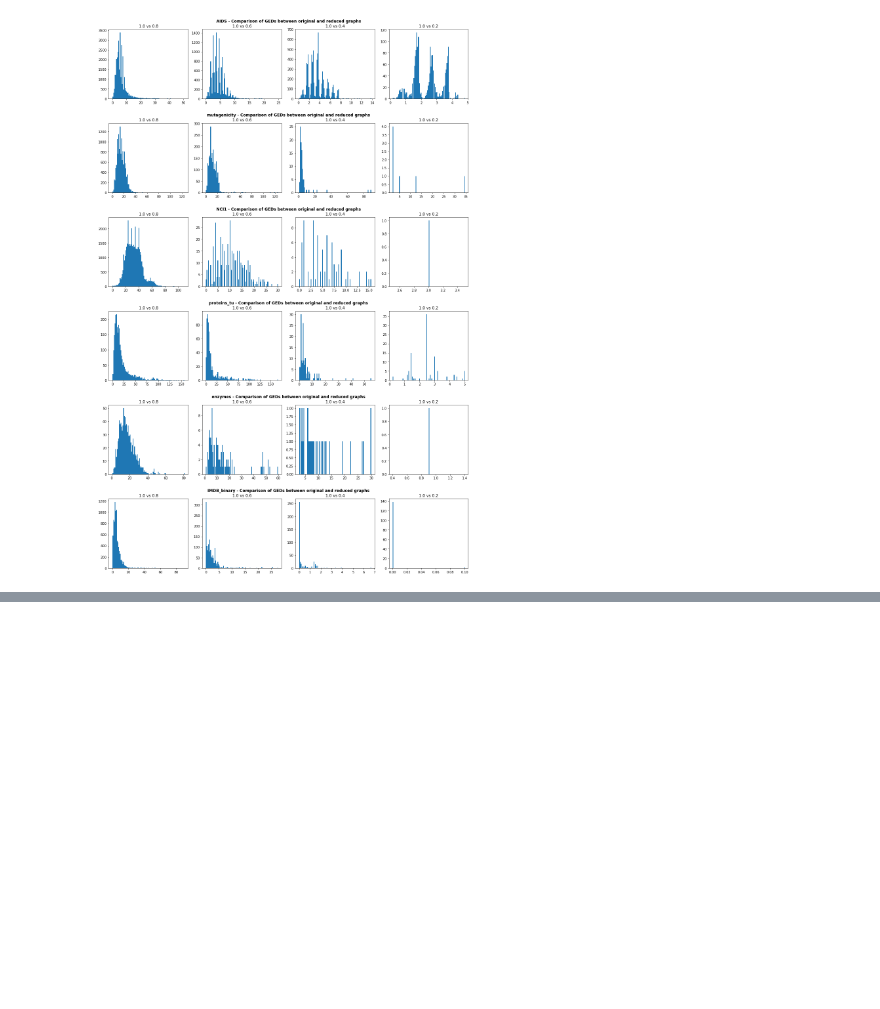
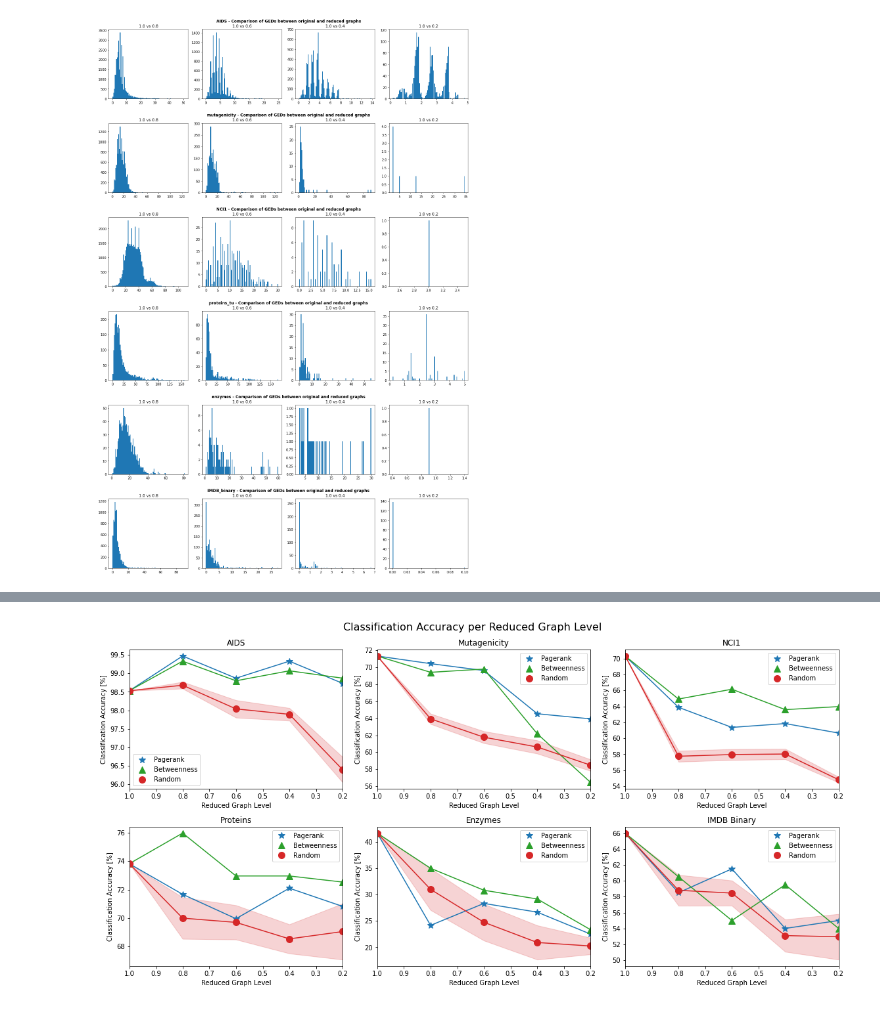
Before and after one commit to CheshireCat12/graph-matching-core, a Jupyter notebook: analysis/analysis_h_knn/chart_analysis.ipynb, the cells around one changed output, grey strips where cells are left out. Drawn from its saved outputs; the diff is of its cells as text; code cells hidden in the pictures; blank space fills up the shorter version.

```diff
--- a/analysis/analysis_h_knn/chart_analysis.ipynb
+++ b/analysis/analysis_h_knn/chart_analysis.ipynb
@@ -288,0 +286,86 @@ for dataset in datasets:
+# %%
+datasets = ['AIDS', 'mutagenicity', 'NCI1', 'proteins_tu', 'enzymes', 'IMDB_binary']
+raw_data = [
+        [[98.53, 99.47, 98.87, 99.33, 98.73], [98.53, 99.33, 98.8,  99.07, 98.87]],
+        [[71.33, 70.43, 69.62, 64.53, 63.93], [71.33, 69.41, 69.79, 62.17, 56.44]],
+        [[70.33, 63.89, 61.37, 61.85, 60.66], [70.33, 64.93, 66.16, 63.6,  63.98]],
+        [[73.82, 71.67, 69.96, 72.1,  70.82], [73.82, 75.97, 72.96, 72.96, 72.53]],
+        [[41.67, 24.17, 28.33, 26.67, 22.5 ], [41.67, 35.,   30.83, 29.17, 23.33]],
+        [[66,    58.5,  61.5,  54.,   55.  ], [66,    60.5,  55,    59.5,  54.  ]]
+       ]
+centrality_measures = ['Pagerank', 'Betweenness', 'Random']
+
+confidence = 0.95
+
+rows, cols = 2, 3
+
+fig, axs = plt.subplots(nrows=rows, ncols=cols, figsize=(16, 4*rows))
+
+grid = plt.GridSpec(rows, cols)
+
+
+for idx, (dataset, data, axes) in enumerate(zip(datasets, raw_data, axs.flatten())):
+    pagerank_data, betweenness_data = data
+    acc_full_graph = pagerank_data[0]
+
+    filename = f'./{dataset}/random_values.csv'
+
+    df = pd.read_csv(filename)
+    df.drop(columns=df.columns[0],
+           axis=1,
+           inplace=True)
+
+    df.insert(loc=0, column=1.0, value=[acc_full_graph for _ in range(len(df.index))])
+    head = [float(val) for val in df.head(0).columns]
+
+
+    random_acc = np.array(df.values)
+    num_samples, _ = random_acc.shape
+
+    random_acc_AVERAGE = np.average(random_acc, axis=0)
+    random_acc_STDEV = np.std(random_acc, axis=0, ddof=1)
+    coeff = st.t.ppf((1 + confidence) / 2., num_samples-1)
+
+    random_acc_CONF_INT = coeff * random_acc_STDEV / np.sqrt(num_samples)
+
+#     title = dataset
+#     create_subtitle(fig, grid[idx, ::], title)
+
+#     print(random_acc_CONF_INT)
+#     fig, ax = plt.subplots()
+    title = f'{dataset} - Classification Accuracy per Reduced Graph Space'
+
+    if dataset == 'proteins_tu':
+        dataset = 'proteins'
+    elif dataset == 'IMDB_binary':
+        dataset = 'IMDB Binary'
+
+    dataset = dataset[0].capitalize() + dataset[1:]
+
+    axes.set_title(dataset)
+    axes.set_xlim(1.0, 0.2)
+    axes.set_ylabel('Classification Accuracy [%]')
+    axes.set_xlabel('Reduced Graph Level')
+    x = head
+    y = random_acc_AVERAGE
+    y_err = random_acc_CONF_INT
+
+
+    axes.plot(x, pagerank_data, '-', color='tab:blue')
+    axes.plot(x, pagerank_data, '*', color='tab:blue', markersize=10, label='Pagerank')
+
+    axes.plot(x, betweenness_data, '-', color='tab:green')
+    axes.plot(x, betweenness_data, '^', color='tab:green', markersize=10, label='Betweenness')
+
+    axes.plot(head, random_acc_AVERAGE, '-', color='tab:red')
+    axes.fill_between(x, y - y_err, y + y_err, alpha=0.2,color='tab:red')
+    axes.plot(x, y, 'o', color='tab:red', markersize=10, label='Random')
+
+    axes.legend()
+
+
+fig.suptitle('Classification Accuracy per Reduced Graph Level', fontsize=16)
+fig.tight_layout()
+fig.savefig(f'./accuracies.png')
+# %% [output]
+[figure, added]
```
Also changed, not shown: parts of 2 cells of this notebook, 5 other files.
